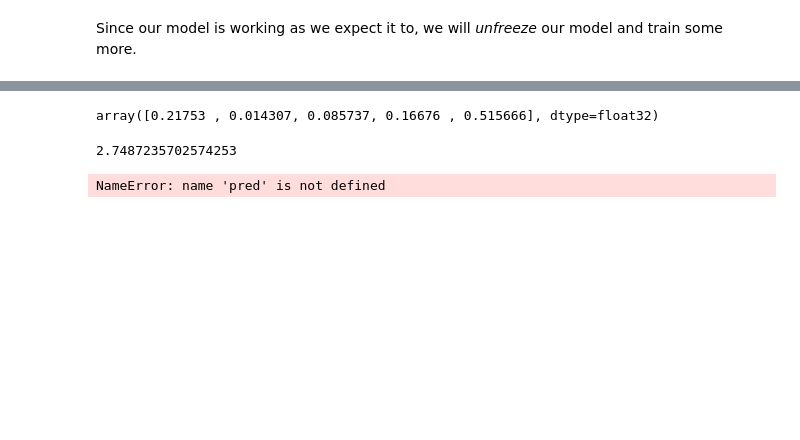
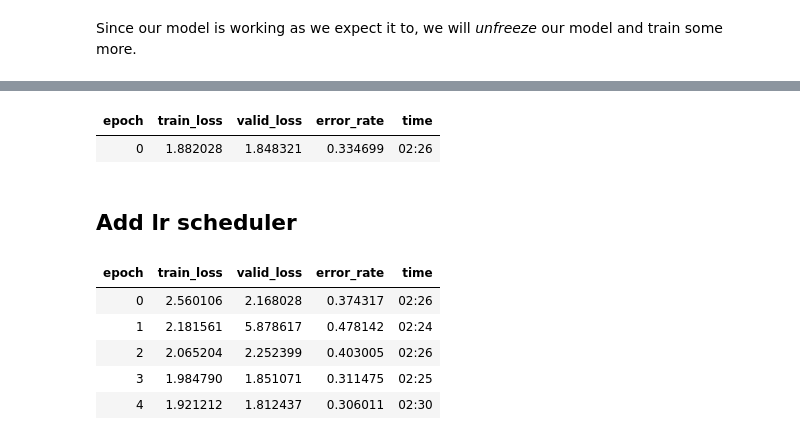
Before and after one commit to ohliumliu/fastai_v3, a Jupyter notebook: nbs/dl1/blind/blind-part4.ipynb, the cells around one changed output, grey strips where cells are left out. Saved outputs shown, nothing was run; the diff lists cells and outputs as text; code cells hidden in the pictures; blank space fills up the shorter version.

```diff
--- a/nbs/dl1/blind/blind-part4.ipynb
+++ b/nbs/dl1/blind/blind-part4.ipynb
@@ -588,12 +132,37 @@ plt.plot(valid_preds[1].numpy()-optR.predict(valid_preds[0], optR.coefficients()
-# %%
-X_p[1]
-# %% [output]
-array([0.21753 , 0.014307, 0.085737, 0.16676 , 0.515666], dtype=float32)
-# %%
-np.inner(X_p[1], np.linspace(0, 4, 5))
-# %% [output]
-2.7487235702574253
-# %%
-pred
-# %% [output]
-NameError: name 'pred' is not defined
+# %%
+learn.fit_one_cycle(1, 1e-3)
+# %% [output]
+| epoch | train_loss | valid_loss | error_rate | time |
+| 0 | 1.882028 | 1.848321 | 0.334699 | 02:26 |
+# %% [markdown]
+## Add lr scheduler
+# %%
+lr = 1e-1
+epochs = 5
+b_its = len(data.train_dl)
+bs_rat = bs/256
+lr *= bs_rat
+
+ph1 = (TrainingPhase(epochs*0.5*b_its)
+            .schedule_hp('lr', (lr/20,lr), anneal=annealing_cos)
+            .schedule_hp('eps', (1e-4,1e-7), anneal=annealing_cos)
+            )
+ph2 = (TrainingPhase(epochs*0.5*b_its)
+            .schedule_hp('lr', (lr,lr/1e5), anneal=annealing_cos)
+            .schedule_hp('eps', (1e-7,1e-7), anneal=annealing_cos)
+            )
+
+learn = (Learner(data, models.xresnet34(),
+             metrics=error_rate, wd=1e-3,
+             bn_wd=False, true_wd=True, loss_func = LabelSmoothingCrossEntropy())
+         .mixup(alpha=0.2))
+
+gs = GeneralScheduler(learn, (ph1,ph2))
+learn.fit(epochs, lr=1, callbacks=gs)
+# %% [output]
+| epoch | train_loss | valid_loss | error_rate | time |
+| 0 | 2.560106 | 2.168028 | 0.374317 | 02:26 |
+| 1 | 2.181561 | 5.878617 | 0.478142 | 02:24 |
+| 2 | 2.065204 | 2.252399 | 0.403005 | 02:26 |
+| 3 | 1.984790 | 1.851071 | 0.311475 | 02:25 |
+| 4 | 1.921212 | 1.812437 | 0.306011 | 02:30 |
```
Also changed, not shown: parts of 93 cells of this notebook, 3 other files.
